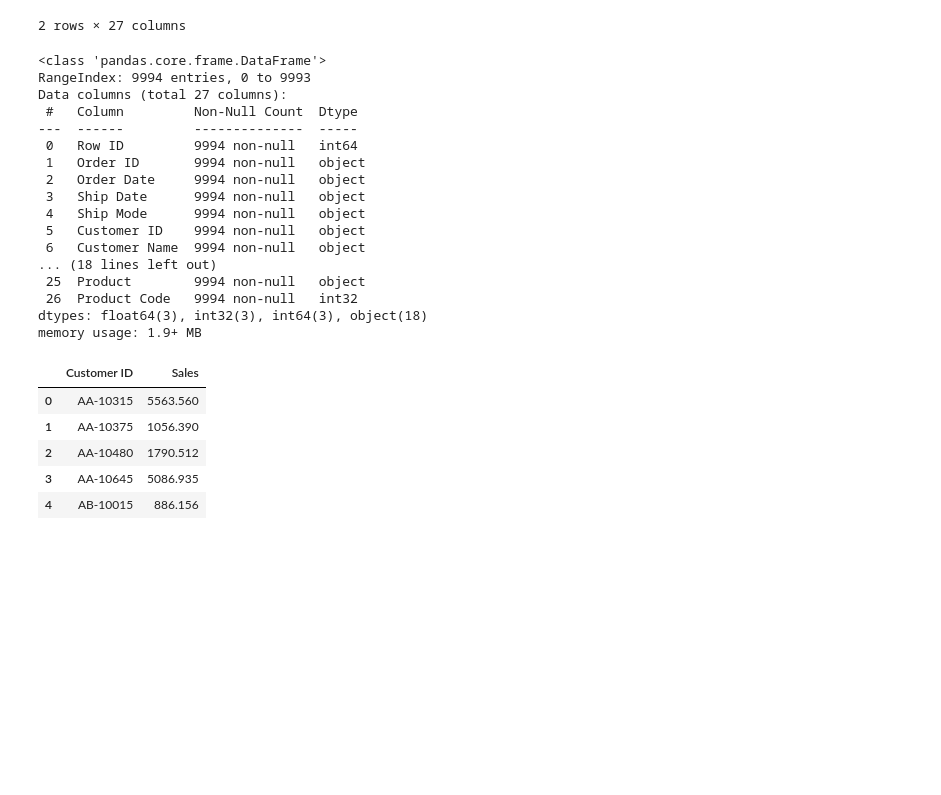
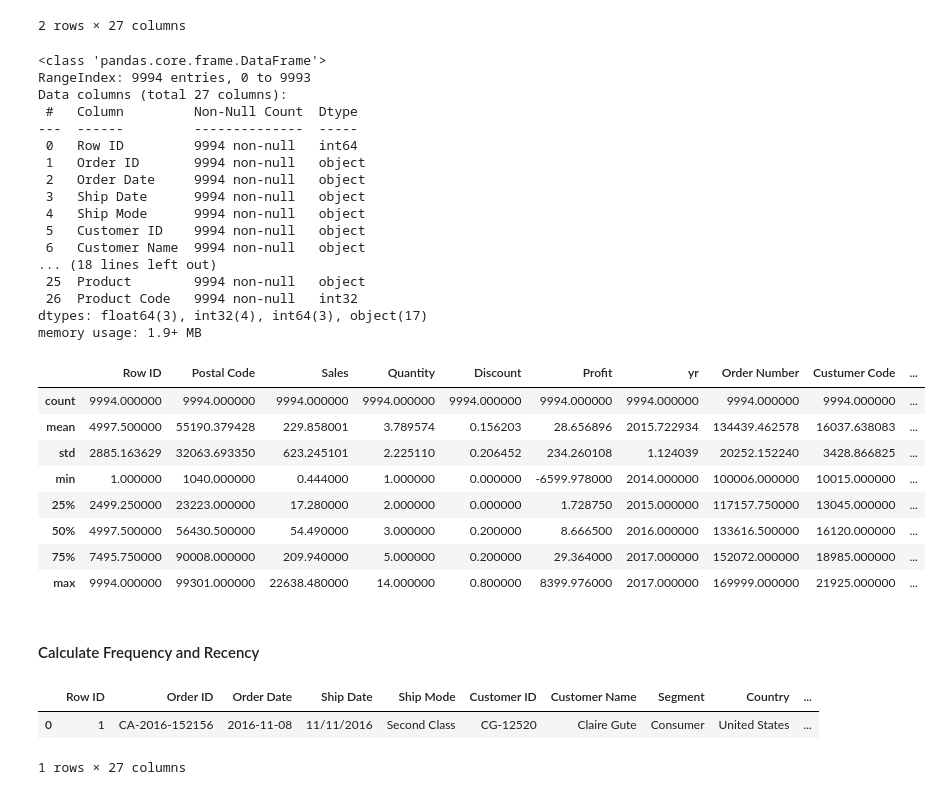
Before and after one commit to sfdatade/e_commerce_project, a Jupyter notebook: e_commerce_playground.ipynb, the cells around one changed output. Drawn from its saved outputs; the diff is of its cells as text; code cells hidden in the pictures; blank space fills up the shorter version.

```diff
--- a/e_commerce_playground.ipynb
+++ b/e_commerce_playground.ipynb
@@ -201,6 +201,8 @@ ecomm[["State", "yr", "Order Number"]] = ecomm["Order ID"].apply(split_order_id)
 # Optionally, you can convert the third part to integer type
 ecomm["Order Number"] = ecomm["Order Number"].astype(int)
 
+ecomm["yr"] = ecomm["yr"].astype(int)
+
 split_customer_id = lambda x: pd.Series(x.split("-"))
 ecomm[["name", "Custumer Code"]] = ecomm["Customer ID"].apply(split_customer_id)
 ecomm["Custumer Code"] = ecomm["Custumer Code"].astype(int)
@@ -241,16 +243,23 @@ Data columns (total 27 columns):
 ... (18 lines left out)
  25  Product        9994 non-null   object
  26  Product Code   9994 non-null   int32
-dtypes: float64(3), int32(3), int64(3), object(18)
+dtypes: float64(3), int32(4), int64(3), object(17)
 memory usage: 1.9+ MB
+# %%
+ecomm.describe()
+# %% [output]
+|  | Row ID | Postal Code | Sales | Quantity | Discount | Profit | yr | Order Number | Custumer Code | ... |
+| count | 9994.000000 | 9994.000000 | 9994.000000 | 9994.000000 | 9994.000000 | 9994.000000 | 9994.000000 | 9994.000000 | 9994.000000 | ... |
+| mean | 4997.500000 | 55190.379428 | 229.858001 | 3.789574 | 0.156203 | 28.656896 | 2015.722934 | 134439.462578 | 16037.638083 | ... |
+| std | 2885.163629 | 32063.693350 | 623.245101 | 2.225110 | 0.206452 | 234.260108 | 1.124039 | 20252.152240 | 3428.866825 | ... |
+| min | 1.000000 | 1040.000000 | 0.444000 | 1.000000 | 0.000000 | -6599.978000 | 2014.000000 | 100006.000000 | 10015.000000 | ... |
+| 25% | 2499.250000 | 23223.000000 | 17.280000 | 2.000000 | 0.000000 | 1.728750 | 2015.000000 | 117157.750000 | 13045.000000 | ... |
+| 50% | 4997.500000 | 56430.500000 | 54.490000 | 3.000000 | 0.200000 | 8.666500 | 2016.000000 | 133616.500000 | 16120.000000 | ... |
+| 75% | 7495.750000 | 90008.000000 | 209.940000 | 5.000000 | 0.200000 | 29.364000 | 2017.000000 | 152072.000000 | 18985.000000 | ... |
+| max | 9994.000000 | 99301.000000 | 22638.480000 | 14.000000 | 0.800000 | 8399.976000 | 2017.000000 | 169999.000000 | 21925.000000 | ... |
+# %% [markdown]
+#### Calculate Frequency and Recency
 # %%
-df_ecm = ecomm.groupby('Customer ID')['Sales'].sum()
-df_ecm = df_ecm.reset_index()
-df_ecm.head()
+#df_ecm = ecomm.groupby('Customer ID')['Sales'].sum()
+#df_ecm = df_ecm.reset_index()
+#df_ecm.head()
-# %% [output]
-|  | Customer ID | Sales |
-| 0 | AA-10315 | 5563.560 |
-| 1 | AA-10375 | 1056.390 |
-| 2 | AA-10480 | 1790.512 |
-| 3 | AA-10645 | 5086.935 |
-| 4 | AB-10015 | 886.156 |
@@ -256,0 +282,6 @@ df_ecm.head()
+# %%
+df.head(1)
+# %% [output]
+|  | Row ID | Order ID | Order Date | Ship Date | Ship Mode | Customer ID | Customer Name | Segment | Country | ... |
+| 0 | 1 | CA-2016-152156 | 2016-11-08 | 11/11/2016 | Second Class | CG-12520 | Claire Gute | Consumer | United States | ... |
+1 rows × 27 columns
```
Also changed, not shown: parts of 6 cells of this notebook, 1 other file.
